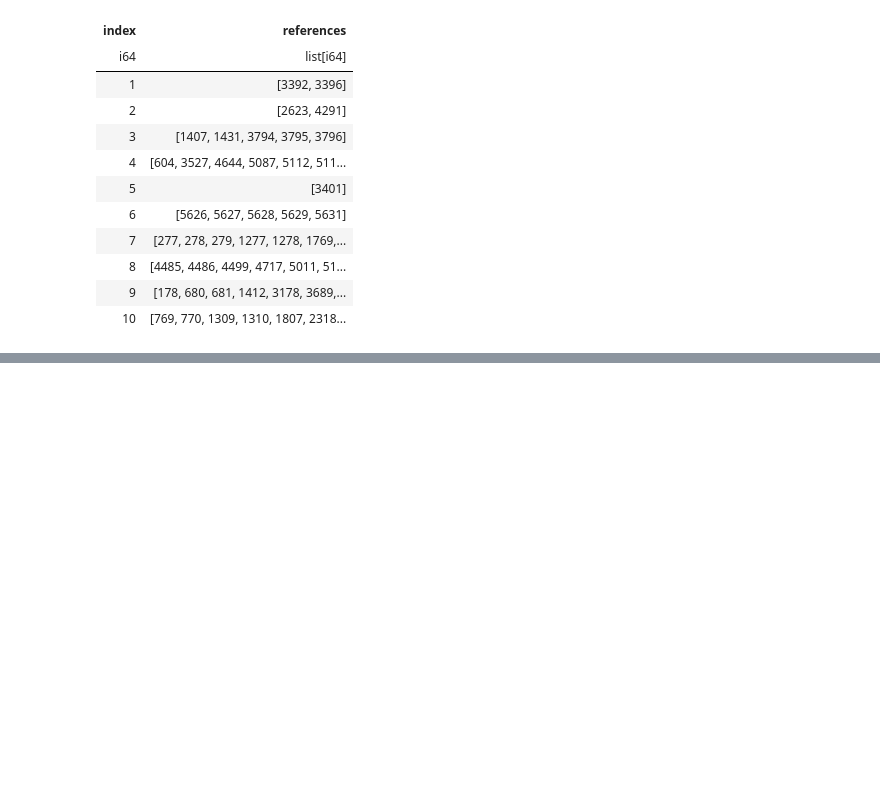
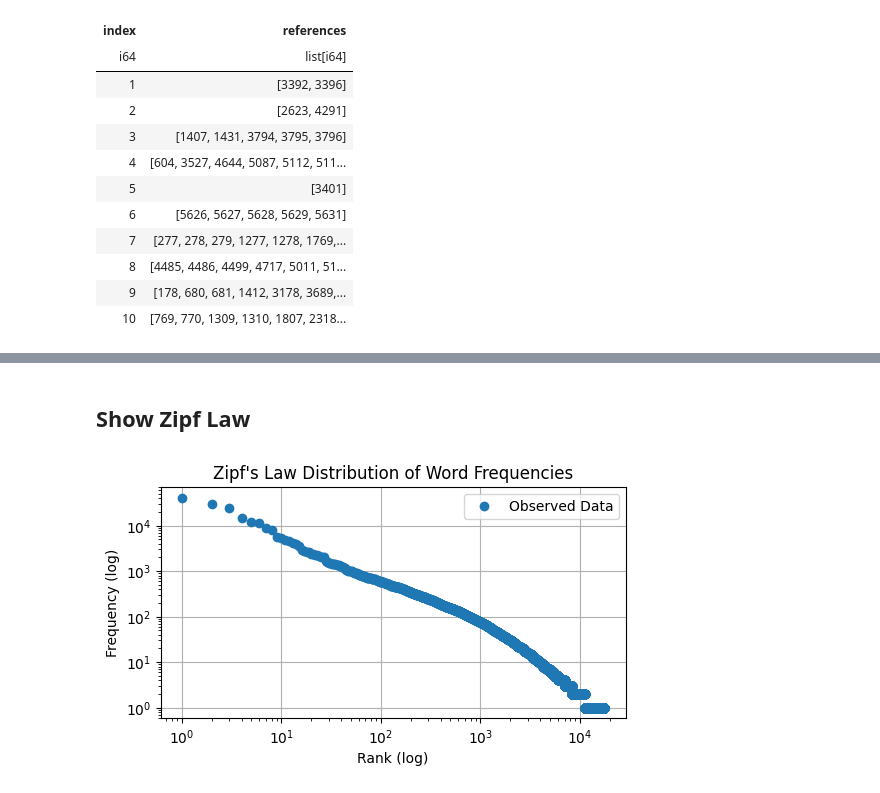
Before and after one commit to AsadiAhmad/TF-IDF-Model, a Jupyter notebook: Code/TF_IDF.ipynb, the cells around one changed output, grey strips where cells are left out. Saved outputs shown, nothing was run; the diff lists cells and outputs as text; code cells hidden in the pictures; blank space fills up the shorter version.

```diff
--- a/Code/TF_IDF.ipynb
+++ b/Code/TF_IDF.ipynb
@@ -143,0 +257,3 @@ shape: (10, 2)
+# %%
+documents_tokenized = tokenize_text(documents_lower)
+queries_tokenized = tokenize_text(queries_lower)
@@ -143,0 +294,9 @@ shape: (10, 2)
+# %%
+def count_words(df, token_col="token"):
+    all_tokens = [word for tokens in df[token_col].to_list() for word in tokens if word != ""]
+    word_counts = Counter(all_tokens)
+    unique_words = set(word_counts.keys())
+    return pl.DataFrame({"word": list(word_counts.keys()), "count": list(word_counts.values())}).sort("count", descending=True), len(unique_words)
+# %%
+documents_counted, documents_uniqe = count_words(documents_tokenized)
+queries_counted, queries_uniqe = count_words(queries_tokenized)
@@ -143,0 +343,19 @@ shape: (10, 2)
+# %% [markdown]
+## Show Zipf Law
+# %%
+def plot_zipf_distribution(word_freq_df):
+    ranks = np.arange(1, len(word_freq_df) + 1)
+    frequencies = word_freq_df["count"].to_numpy()
+
+    plt.figure(figsize=(6, 3))
+    plt.loglog(ranks, frequencies, marker="o", linestyle="none", label="Observed Data")
+    plt.xlabel("Rank (log)")
+    plt.ylabel("Frequency (log)")
+    plt.title("Zipf's Law Distribution of Word Frequencies")
+    plt.legend()
+    plt.grid(True)
+    plt.show()
+# %%
+plot_zipf_distribution(documents_counted)
+# %% [output]
+[figure, added]
```
Also changed, not shown: parts of 39 cells of this notebook.
